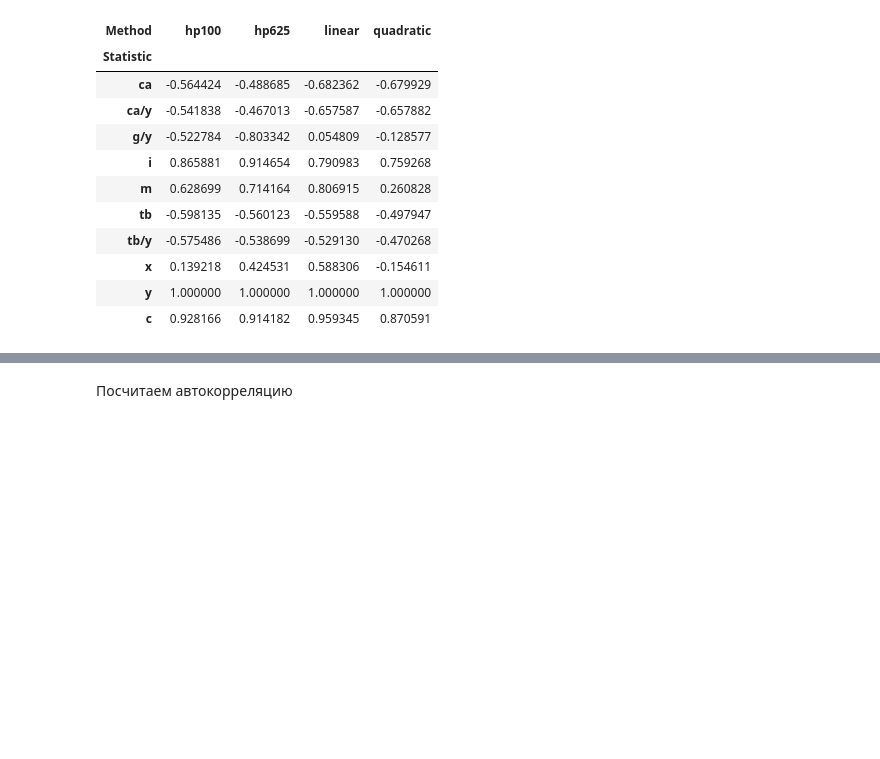
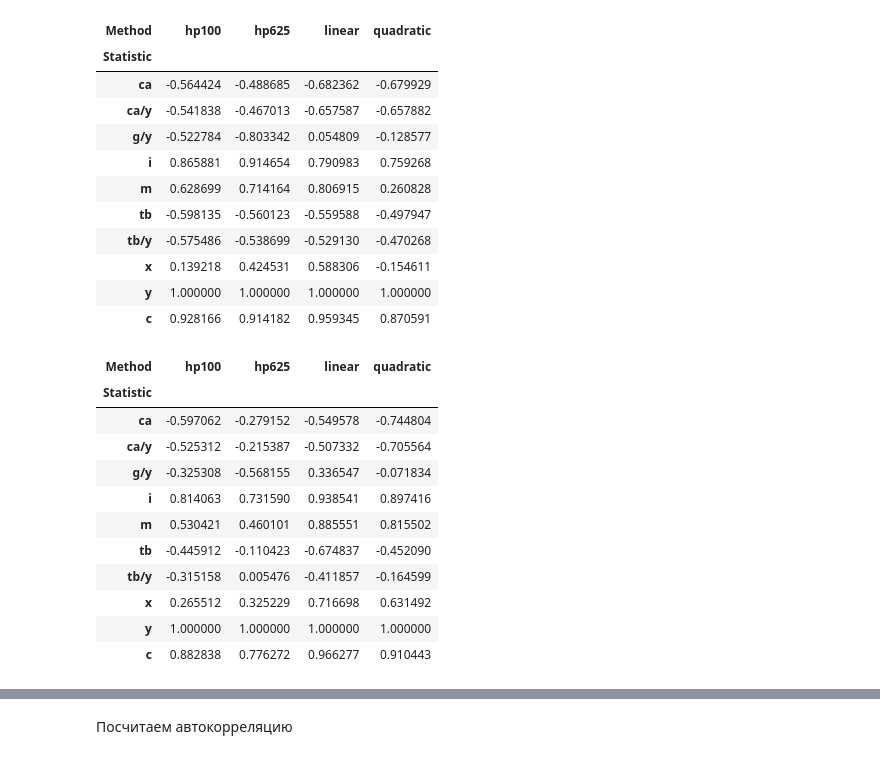
Before and after one commit to tobaffoon/CycleEvaluation, a Jupyter notebook: main.ipynb, the cells around one changed output, grey strips where cells are left out. Drawn from its saved outputs; the diff is of its cells as text; code cells hidden in the pictures; blank space fills up the shorter version.

```diff
--- a/main.ipynb
+++ b/main.ipynb
@@ -449,3 +449,18 @@ usa_corr
 | x | 0.139218 | 0.424531 | 0.588306 | -0.154611 |
 | y | 1.000000 | 1.000000 | 1.000000 | 1.000000 |
 | с | 0.928166 | 0.914182 | 0.959345 | 0.870591 |
+# %%
+greece_corr
+# %% [output]
+| Method | hp100 | hp625 | linear | quadratic |
+| Statistic |  |  |  |  |
+| ca | -0.597062 | -0.279152 | -0.549578 | -0.744804 |
+| ca/y | -0.525312 | -0.215387 | -0.507332 | -0.705564 |
+| g/y | -0.325308 | -0.568155 | 0.336547 | -0.071834 |
+| i | 0.814063 | 0.731590 | 0.938541 | 0.897416 |
+| m | 0.530421 | 0.460101 | 0.885551 | 0.815502 |
+| tb | -0.445912 | -0.110423 | -0.674837 | -0.452090 |
+| tb/y | -0.315158 | 0.005476 | -0.411857 | -0.164599 |
+| x | 0.265512 | 0.325229 | 0.716698 | 0.631492 |
+| y | 1.000000 | 1.000000 | 1.000000 | 1.000000 |
+| с | 0.882838 | 0.776272 | 0.966277 | 0.910443 |
```
Also changed, not shown: parts of 6 cells of this notebook, 5 other files.
